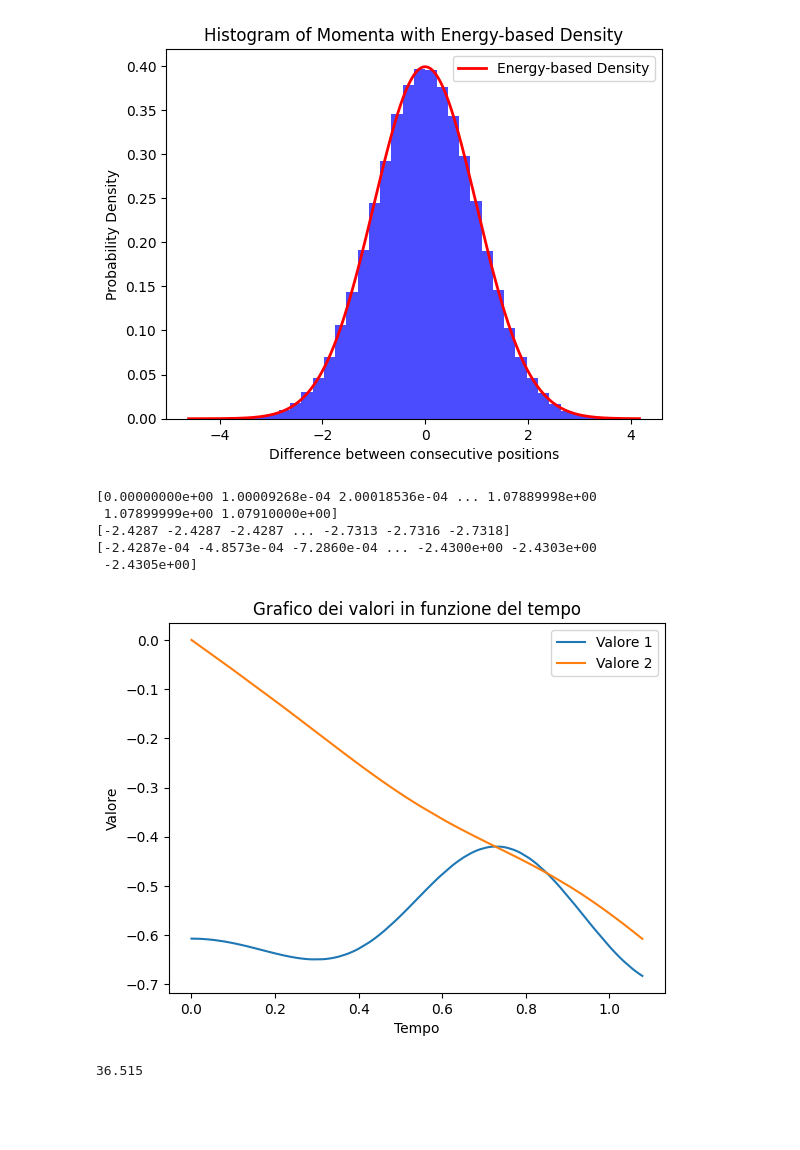
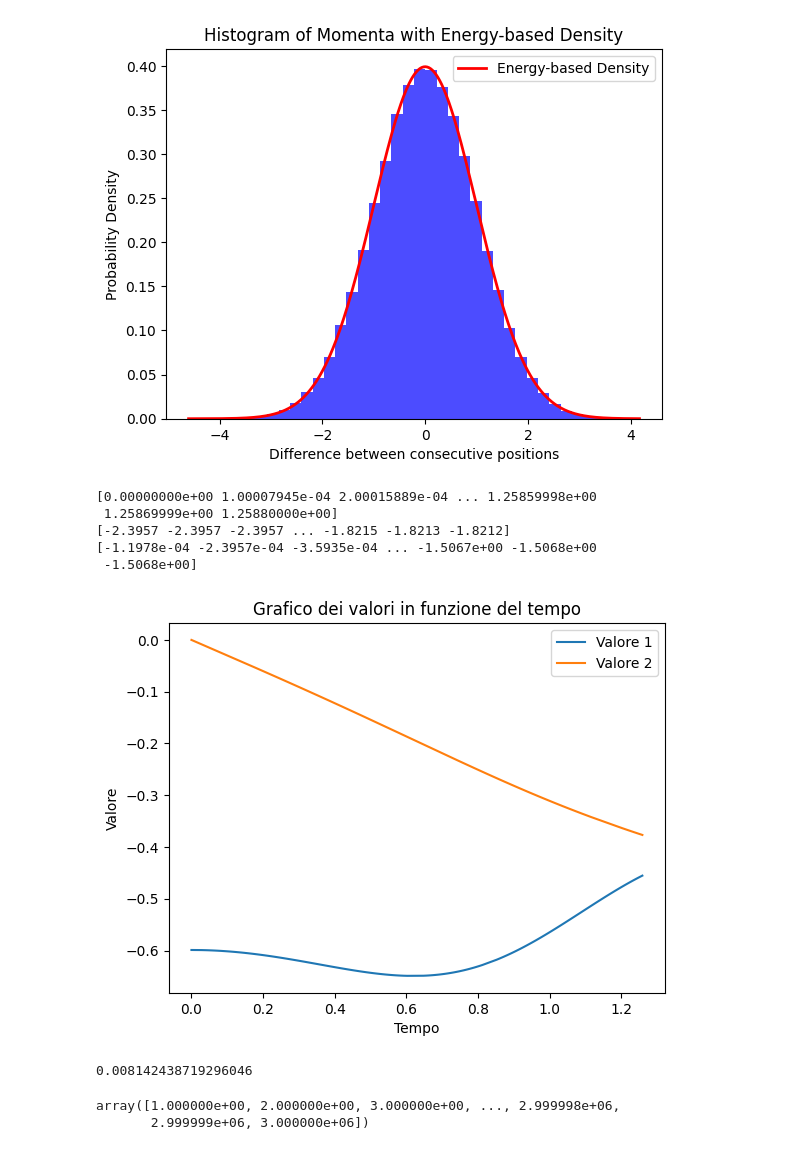
Before and after one commit to vdiflorio/1Dchain, a Jupyter notebook: hist.ipynb, the cells around one changed output. Saved outputs shown, nothing was run; the diff lists cells and outputs as text; code cells hidden in the pictures; blank space fills up the shorter version.

```diff
--- a/hist.ipynb
+++ b/hist.ipynb
@@ -165,46 +165,52 @@ import numpy as np
 import matplotlib.pyplot as plt
 from scipy.integrate import cumulative_trapezoid
 # Carica i dati dal file
-data = np.loadtxt('ttcf.dat')
+data = np.loadtxt('ttcf_5e-05.dat')
 
 
 # Assegna ogni colonna a una variabile
 def moving_average(arr, window_size):
     return np.convolve(arr, np.ones(window_size) / window_size, mode='valid')
 
 
 
 tempo = np.linspace(0,len(data[:, 1])*10**(-4),len(data[:, 1]))
 
 valore1 = data[:, 0]
 valore2 = data[:, 1]#moving_average( cumulative_trapezoid(smoothed_series, time[:len(smoothed_series)],initial=0), window_size=1000)#data[0::1, 2]#cumulative_trapezoid(smoothed_series, time[:len(smoothed_series)],initial=0)
 #valore3 = data[0::1, 3]
 print(tempo)
 print(valore1)
 print(valore2)
 # Crea il grafico
 plt.figure()
-plt.plot(tempo,valore1/4, label='Valore 1')
-plt.plot(tempo, valore2/4, label='Valore 2')
+plt.plot(tempo[:],valore1[:]/4, label='Valore 1')
+plt.plot(tempo[:], valore2[:]/4, label='Valore 2')
 #plt.plot(tempo, valore3, label='Valore 3')
 
 
 # Etichetta gli assi
 plt.xlabel('Tempo')
 plt.ylabel('Valore')
 plt.title('Grafico dei valori in funzione del tempo')
 plt.legend()
 
 # Mostra il grafico
 plt.show()
 # %% [output]
-[0.00000000e+00 1.00009268e-04 2.00018536e-04 ... 1.07889998e+00
- 1.07899999e+00 1.07910000e+00]
-[-2.4287 -2.4287 -2.4287 ... -2.7313 -2.7316 -2.7318]
-[-2.4287e-04 -4.8573e-04 -7.2860e-04 ... -2.4300e+00 -2.4303e+00
- -2.4305e+00]
+[0.00000000e+00 1.00007945e-04 2.00015889e-04 ... 1.25859998e+00
+ 1.25869999e+00 1.25880000e+00]
+[-2.3957 -2.3957 -2.3957 ... -1.8215 -1.8213 -1.8212]
+[-1.1978e-04 -2.3957e-04 -3.5935e-04 ... -1.5067e+00 -1.5068e+00
+ -1.5068e+00]
-[figure, old version]
+[figure, new version]
-# %%
-print(tempo[-2])
-# %% [output]
-36.515
+# %%
+np.mean(valore2[len(valore2)//2::]/4)
+np.std(valore2[len(valore2)//2::]/4)
+# %% [output]
+0.008142438719296046
+# %%
+np.linspace(1,len(valore2[::-1]),len(valore2[::-1]))
+# %% [output]
+array([1.000000e+00, 2.000000e+00, 3.000000e+00, ..., 2.999998e+06,
+       2.999999e+06, 3.000000e+06])
```
Also changed, not shown: 2 other files.
